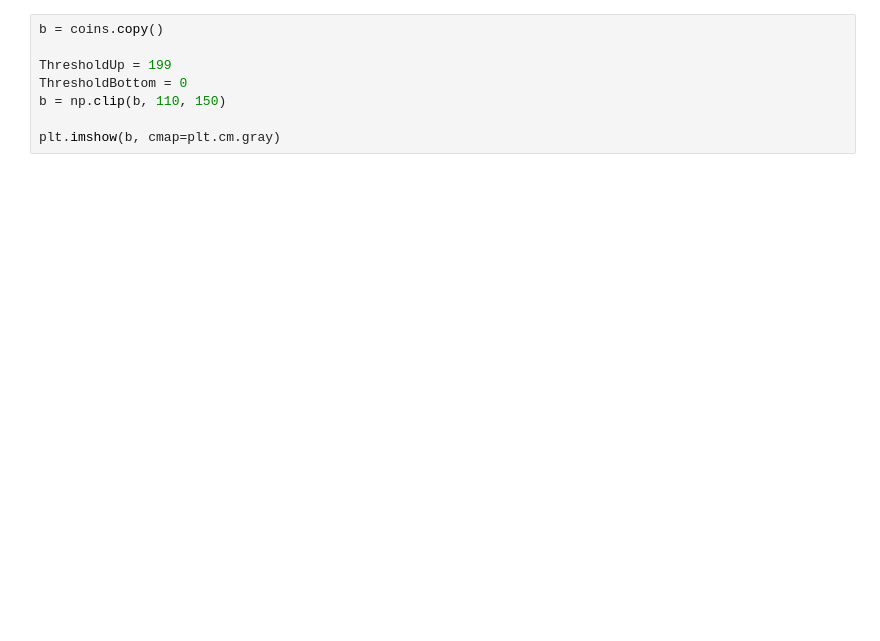
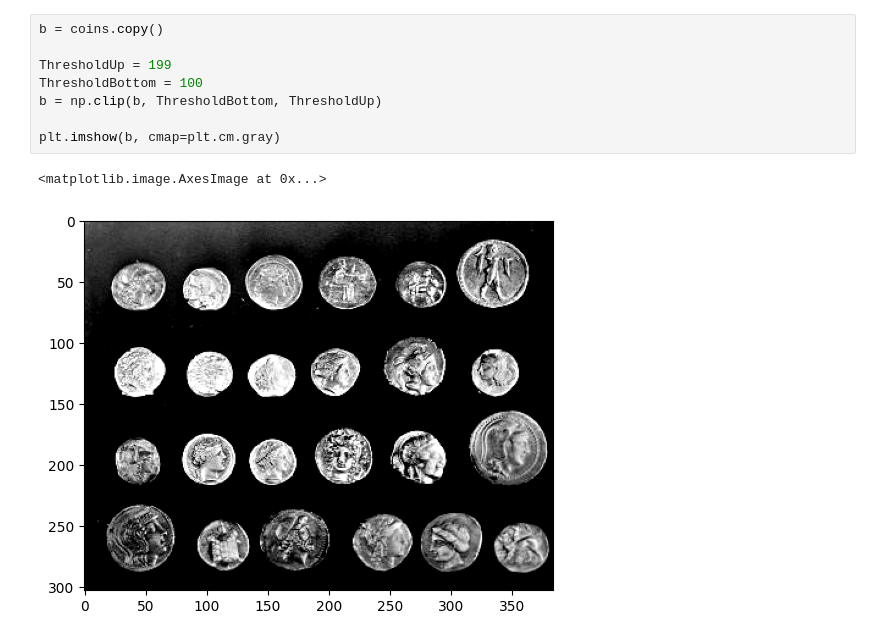
Before and after one commit to a-schulz-studies/applied_artificial_intelligence, a Jupyter notebook: src/week_8/Image segmentation 5_w.ipynb, the cells around one changed output. Cells and saved outputs as stored; diff of their text form; blank space fills up the shorter version.

```diff
--- a/src/week_8/Image segmentation 5_w.ipynb
+++ b/src/week_8/Image segmentation 5_w.ipynb
@@ -42,10 +51,13 @@ plt.imshow(gCoins, cmap=plt.cm.gray)
 # %%
 b = coins.copy()
 
 ThresholdUp = 199
-ThresholdBottom = 0
-b = np.clip(b, 110, 150)
+ThresholdBottom = 100
+b = np.clip(b, ThresholdBottom, ThresholdUp)
 
 plt.imshow(b, cmap=plt.cm.gray)
+# %% [output]
+<matplotlib.image.AxesImage at 0x...>
+[figure, added]
 # %%
 c = gCoins.copy()
```
Also changed, not shown: parts of 13 cells of this notebook, 10 other files.
